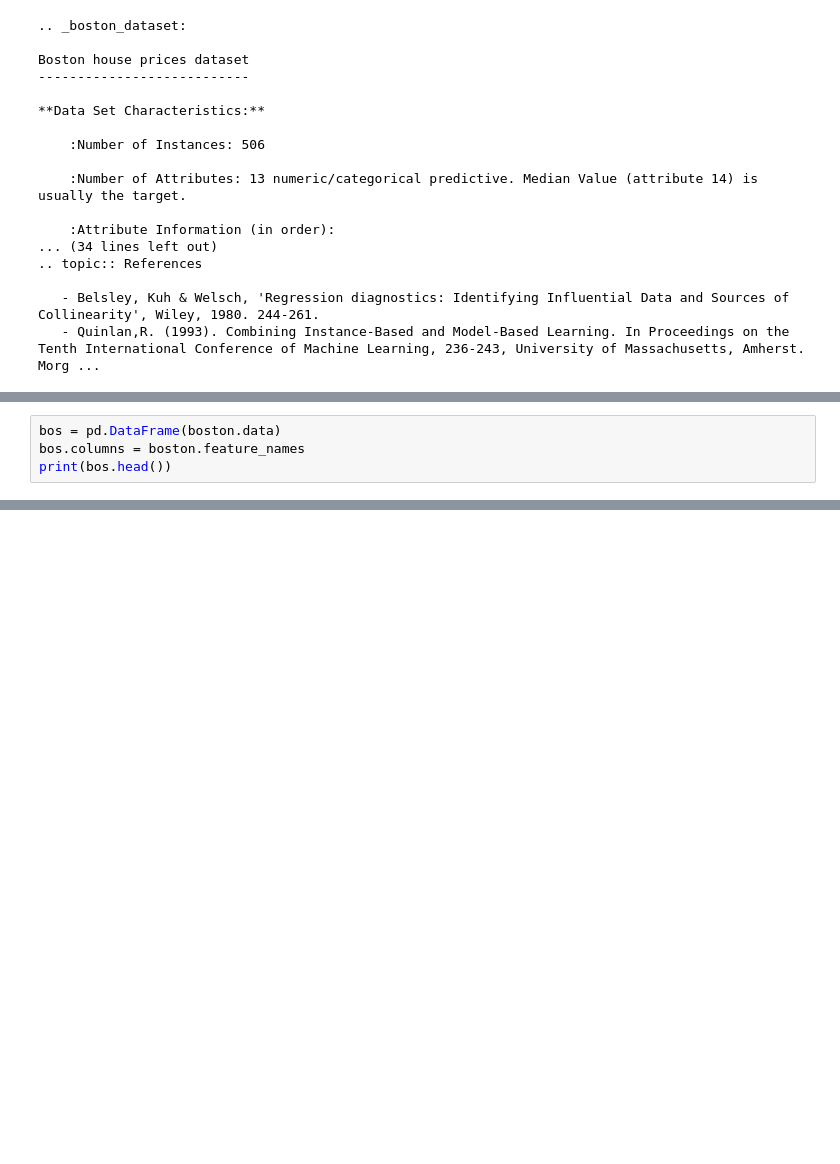
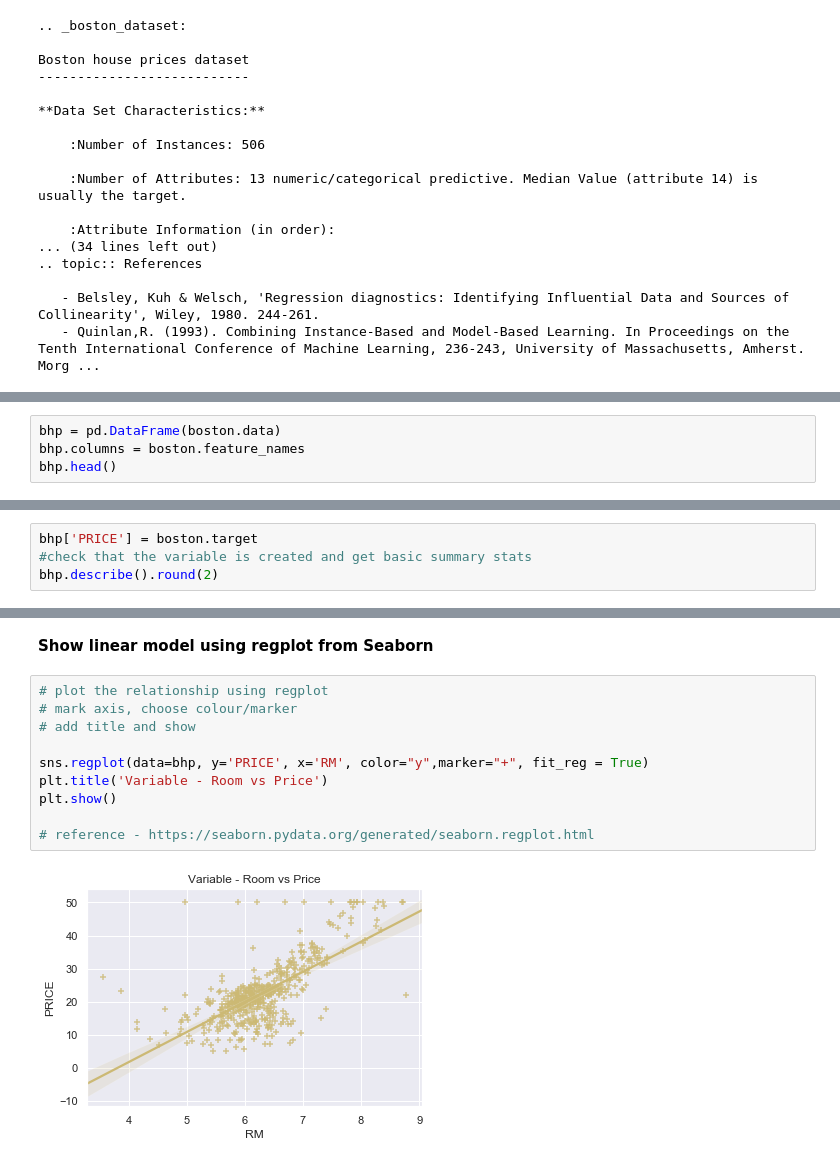
Before and after one commit to simonava5/MLS, a Jupyter notebook: BostonHousing.ipynb, the cells around one changed output, grey strips where cells are left out. Cells and saved outputs as stored; diff of their text form; blank space fills up the shorter version.

```diff
--- a/BostonHousing.ipynb
+++ b/BostonHousing.ipynb
@@ -77,5 +62,5 @@ print(bos.head())
 # %%
-bos = pd.DataFrame(boston.data)
-bos.columns = boston.feature_names
-print(bos.head())
+bhp = pd.DataFrame(boston.data)
+bhp.columns = boston.feature_names
+bhp.head()
 # %% [output]
@@ -111,0 +75,4 @@ Boston housing dataset has 489 data points with 4 variables each.
+# %%
+bhp['PRICE'] = boston.target
+#check that the variable is created and get basic summary stats
+bhp.describe().round(2)
@@ -111,0 +109,14 @@ Boston housing dataset has 489 data points with 4 variables each.
+# %% [markdown]
+**Show linear model using regplot from Seaborn**
+# %%
+# plot the relationship using regplot
+# mark axis, choose colour/marker
+# add title and show
+
+sns.regplot(data=bhp, y='PRICE', x='RM', color="y",marker="+", fit_reg = True)
+plt.title('Variable - Room vs Price')
+plt.show()
+
+# reference - https://seaborn.pydata.org/generated/seaborn.regplot.html
+# %% [output]
+[figure, added]
```
Also changed, not shown: parts of 26 cells of this notebook.
